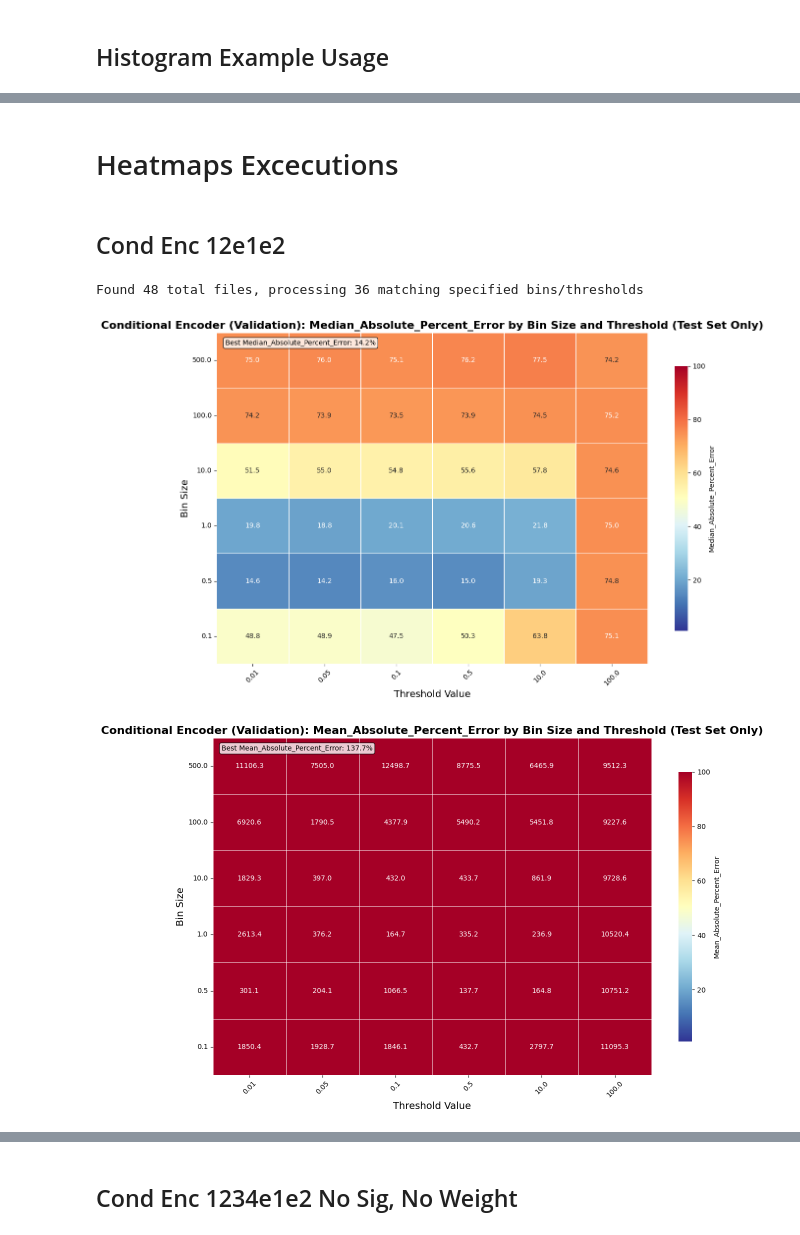
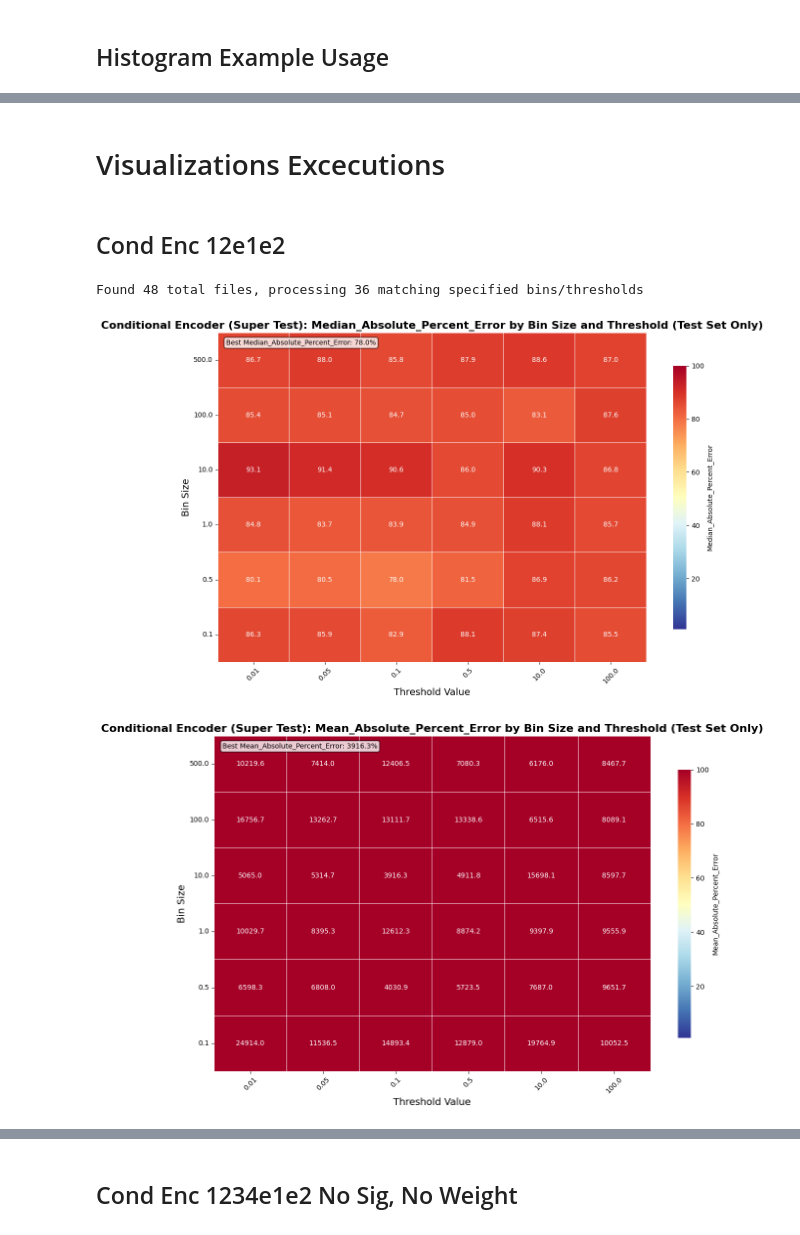
Before and after one commit to DashLLipsey/PREDICT-MIT-LL, a Jupyter notebook: Notebooks/Regression_final_results_figures.ipynb, the cells around one changed output, grey strips where cells are left out. Saved outputs shown, nothing was run; the diff lists cells and outputs as text; code cells hidden in the pictures.

```diff
--- a/Notebooks/Regression_final_results_figures.ipynb
+++ b/Notebooks/Regression_final_results_figures.ipynb
@@ -54,7 +54,7 @@ def create_conditional_encoder_heatmaps(
     folder_path : str
         Path to the folder containing conditional encoder output .parquet files
     super_test : bool, default=False
-        If True, automatically use super test folder (replaces '_outputs' with '_supertest_outputs')
+        If True, appends '_super_test' to folder path
     test_only : bool, default=False
         If True, only use spectra where train==0 (test/validation set)
     bins : list, default=[0.1, 0.5, 1, 10, 100, 500]
@@ -85,9 +85,8 @@ def create_conditional_encoder_heatmaps(
 
     # Select folder based on super_test flag
     if super_test:
-        # Replace '_outputs' with '_super_test_outputs' in folder path
-        if '_outputs' in folder_path:
-            active_folder = folder_path.replace('_outputs', '_super_test_outputs', 1)
+        if folder_path.endswith('/'):
+            active_folder = folder_path[:-1] + '_super_test'
         else:
             active_folder = folder_path + '_super_test'
     else:
@@ -1694,22 +1847,22 @@ Creating true response histogram...
 Both histograms created with matched scales!
 # %% [markdown]
-# Heatmaps Excecutions
+# Visualizations Excecutions
 # %% [markdown]
 ## Cond Enc 12e1e2
 # %%
 create_conditional_encoder_heatmaps(
-    folder_path="/home/dlipsey/MITLincolnLabs/MIT_LL_data/cond_enc_12e1e2_outputs_df6",
-    super_test=False,
+    folder_path="/home/dlipsey/MITLincolnLabs/MIT_LL_data/cond_enc_12e1e2",
+    super_test=True,
     test_only=True,
     bins=[0.1, 0.5, 1, 10, 100, 500],
     thresholds=[0.01, 0.05, 0.1, 0.5, 10, 100],
     vmin=1.0,
     vmax=100.0,
     figsize=(12, 8),
     save_plots=False,
     save_path=None
 )
 # %% [output]
 Found 48 total files, processing 36 matching specified bins/thresholds
-[figure, old version]
+[figure, new version]
-[figure, old version]
+[figure, new version]
```
Also changed, not shown: parts of 17 cells of this notebook, 3 other files.
